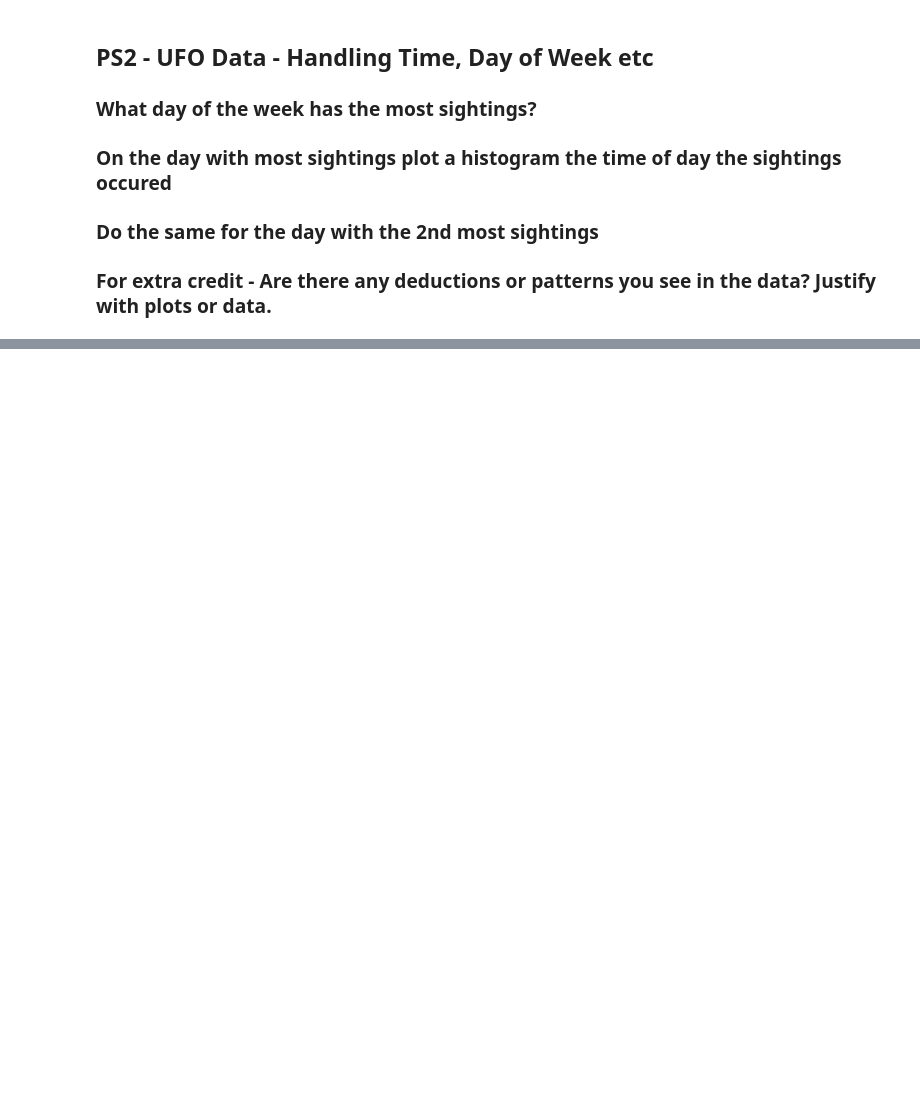
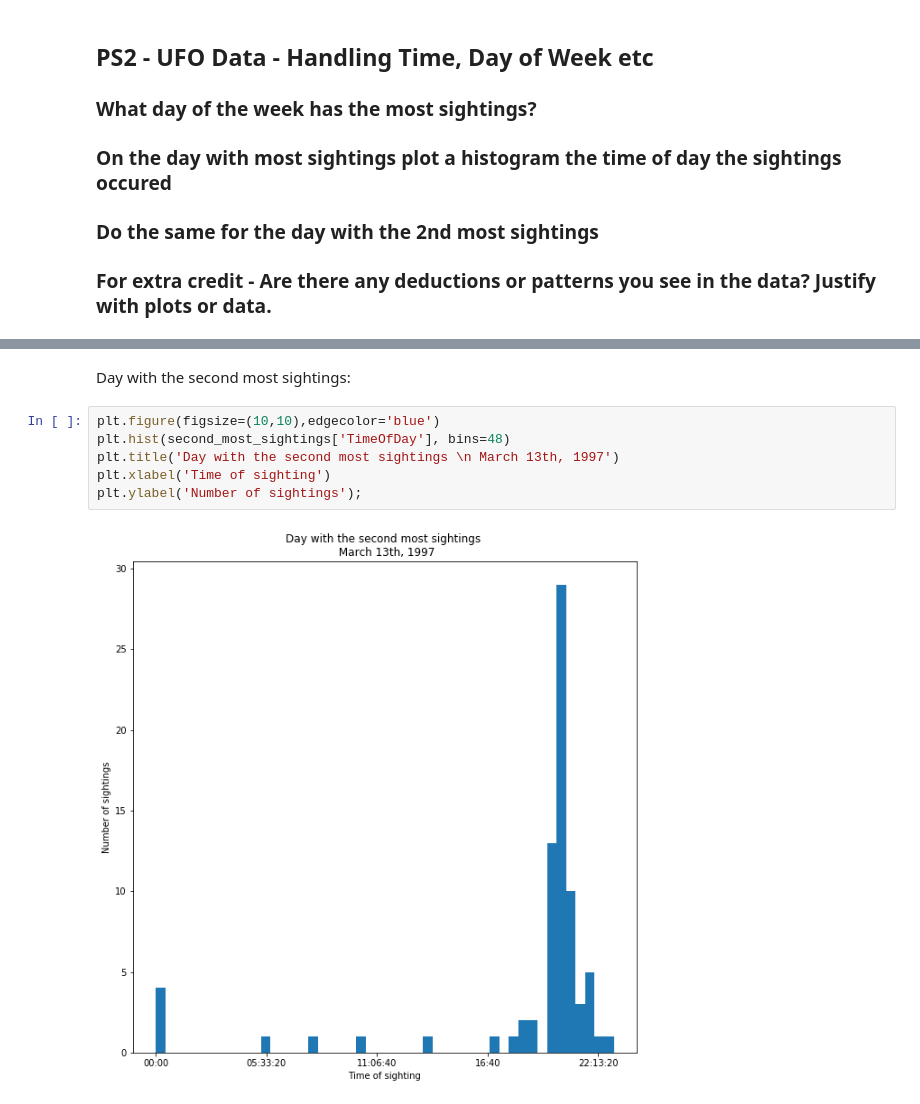
Before and after one commit to micahluedtke/engineering_computation_data_science, a Jupyter notebook: Lecture05/PS2.ipynb, the cells around one changed output, grey strips where cells are left out. Saved outputs shown, nothing was run; the diff lists cells and outputs as text; blank space fills up the shorter version.

```diff
--- a/Lecture05/PS2.ipynb
+++ b/Lecture05/PS2.ipynb
@@ -37,0 +131,10 @@ ufo
+# %% [markdown]
+Day with the second most sightings:
+# %%
+plt.figure(figsize=(10,10),edgecolor='blue')
+plt.hist(second_most_sightings['TimeOfDay'], bins=48)
+plt.title('Day with the second most sightings \n March 13th, 1997')
+plt.xlabel('Time of sighting')
+plt.ylabel('Number of sightings');
+# %% [output]
+[figure, added]
```
Also changed, not shown: parts of 33 cells of this notebook, 3 other files.
